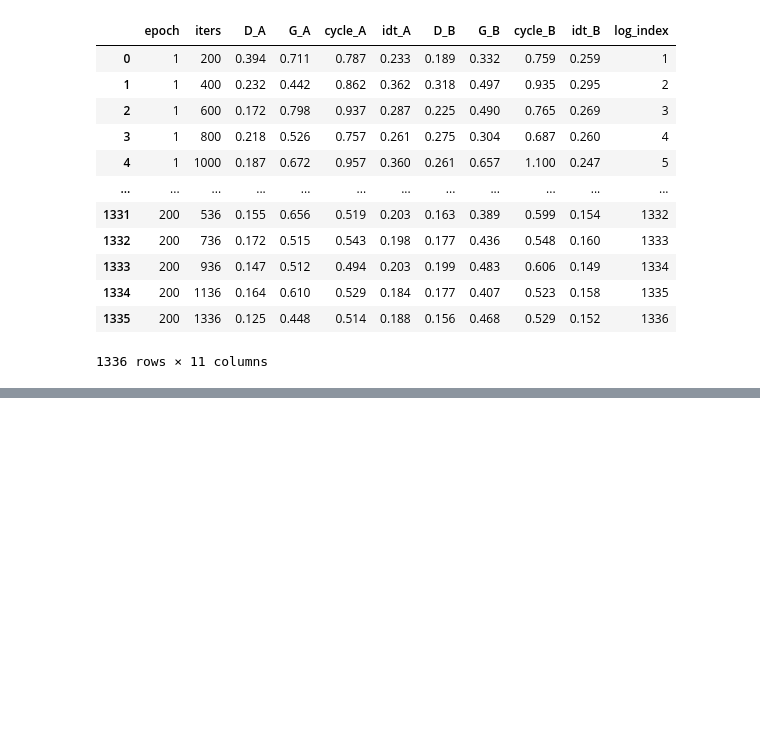
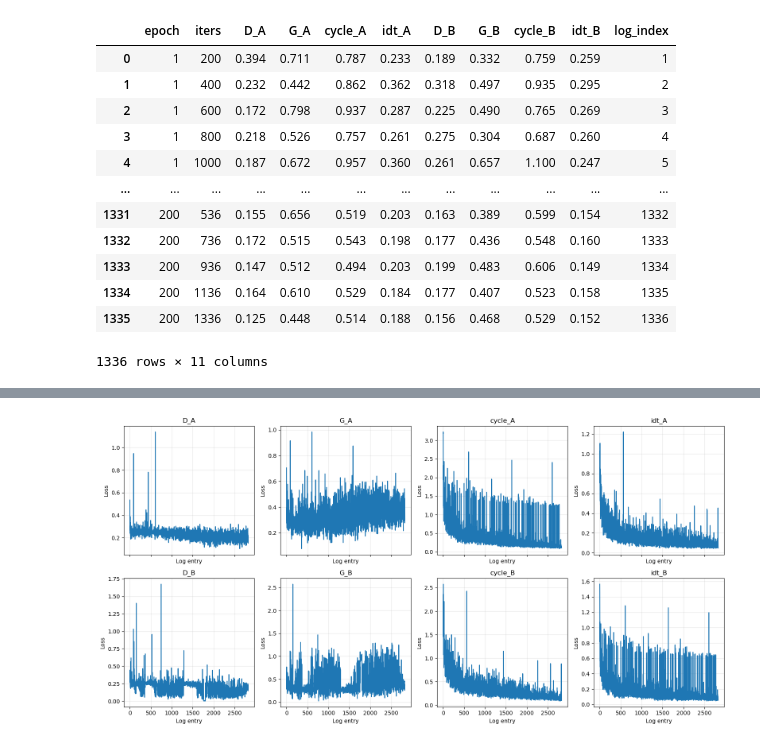
Before and after one commit to jakli758/thesis_code, a Jupyter notebook: train_plots.ipynb, the cells around one changed output, grey strips where cells are left out. Cells and saved outputs as stored; diff of their text form; code cells hidden in the pictures; blank space fills up the shorter version.

```diff
--- a/train_plots.ipynb
+++ b/train_plots.ipynb
@@ -22,0 +27,4 @@ plot_cyclegan_losses("pytorch-CycleGAN-and-pix2pix/run_output_zebra.txt")
+# %%
+plot_cyclegan_losses("pytorch-CycleGAN-and-pix2pix/run_output_0303_hel2nff_raw.txt")
+# %% [output]
+[figure, added]
```
Also changed, not shown: parts of 4 cells of this notebook, 1 other file.
